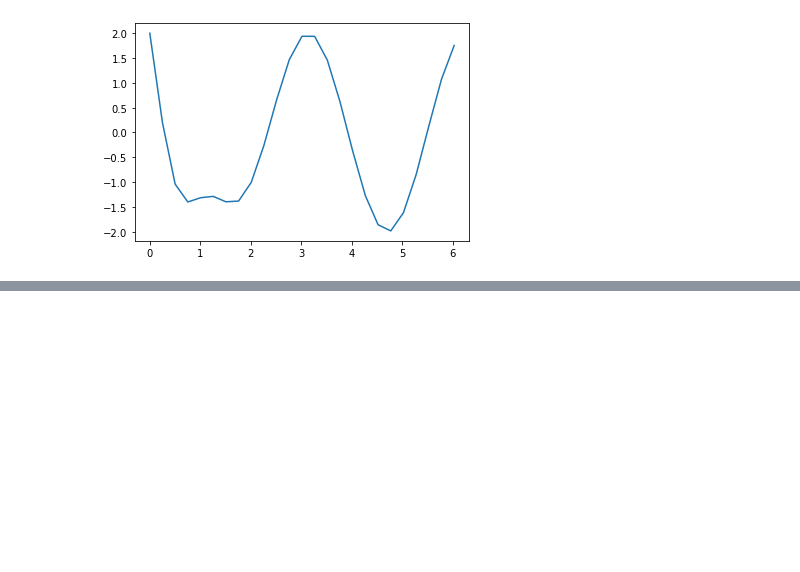
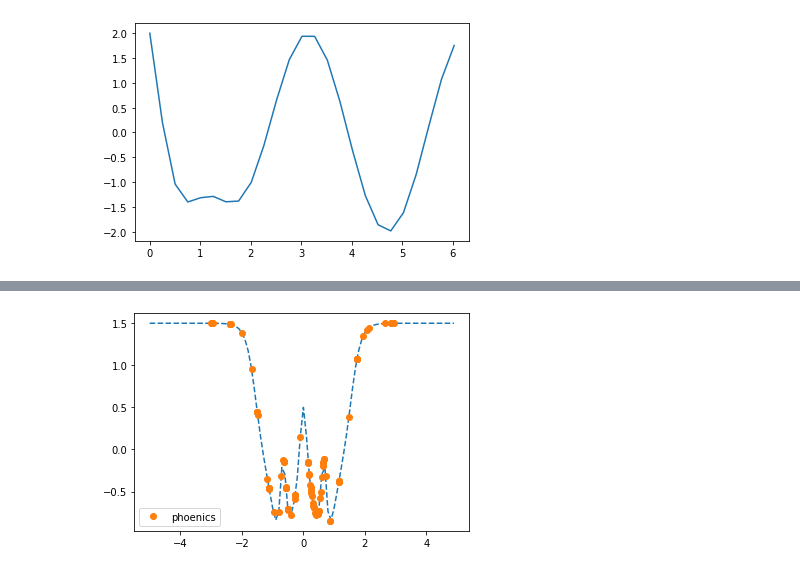
Before and after one commit to tequilahub/tequila, a Jupyter notebook: tutorials/BasicUsage.ipynb, the cells around one changed output, grey strips where cells are left out. Saved outputs shown, nothing was run; the diff lists cells and outputs as text; code cells hidden in the pictures; blank space fills up the shorter version.

Commit message:
added new tutorials and information

```diff
--- a/tutorials/BasicUsage.ipynb
+++ b/tutorials/BasicUsage.ipynb
@@ -508,0 +551,8 @@ types     = not compiled
+# %%
+# We need to specify the phoenics config here
+# the only change is that we are changing the interval for periodic boundary conditions to [-3,3] istead df [0, 2pi]
+# not that the original interval would also work here
+# we are restricting the search to 10 iterations here
+# check out the notebook on phoenics for more information
+phoenics_config = {'general': {'auto_desc_gen': 'False', 'batches': 5, 'boosted': 'False', 'parallel': 'False'}, 'parameters': [{'name': a, 'periodic': 'True', 'type': 'continuous', 'size': 1, 'low': -3., 'high': 3.}], 'objectives': [{'name': 'Energy', 'goal': 'minimize'}]}
+result = tq.minimize(method='phoenics', objective = objective, phoenics_config = phoenics_config, maxiter=10)
@@ -508,0 +577,18 @@ types     = not compiled
+# %%
+# plot the points phoenics visited
+# the information is in the optimizer history
+# we have 'angles' and `energies' giving us information about every evaluation
+import matplotlib.pyplot as plt
+points = {}
+energies = result.history.energies
+angles = result.history.angles
+for it, energy in enumerate(energies):
+    angle = angles[it][tq.Variable("a")]
+    points[angle] = energy
+
+plt.plot(param, values, linestyle="--")
+plt.plot(list(points.keys()), list(points.values()), marker = "o", linestyle=" ", label="phoenics")
+plt.legend()
+plt.show()
+# %% [output]
+[figure, added]
```
Also changed, not shown: parts of 14 cells of this notebook, 6 other files.
